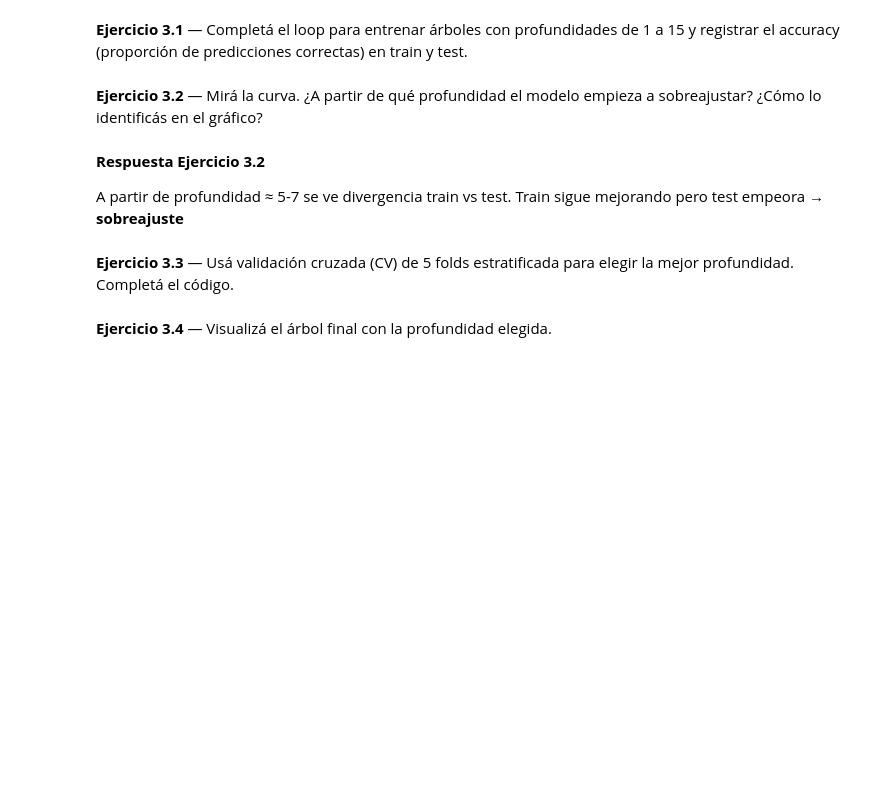
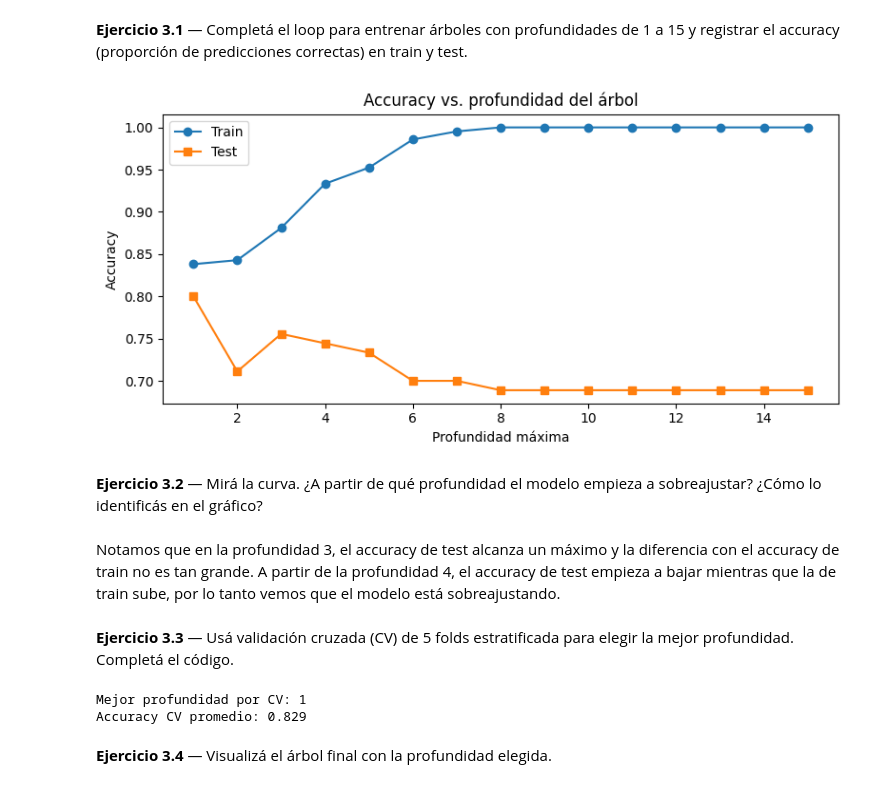
Before and after one commit to Ferz185/MAD1_Practica_2026, a Jupyter notebook: Unidad 4/U4_nb01_arboles_completado.ipynb, the cells around one changed output. Cells and saved outputs as stored; diff of their text form; code cells hidden in the pictures; blank space fills up the shorter version.

Commit message:
Mantener solo carpetas de unidades; actualizar Unidad 4 con respuestas correctas desde pmaiztegui
Co-authored-by: Copilot App <223556219+Copilot@users.noreply.github.com>

```diff
--- a/Unidad 4/U4_nb01_arboles_completado.ipynb
+++ b/Unidad 4/U4_nb01_arboles_completado.ipynb
@@ -163,18 +239,50 @@ X_train, X_test, y_train, y_test = train_test_split(
 # %% [markdown]
 **Ejercicio 3.1** — Completá el loop para entrenar árboles con profundidades de 1 a 15 y registrar el accuracy (proporción de predicciones correctas) en train y test.
 # %%
-profundidades = range(1, 16)acc_train = []acc_test  = []for d in profundidades:    arbol = DecisionTreeClassifier(max_depth=d, random_state=42)  # TU CÓDIGO ACÁ    arbol.fit(___, ___)                                              # TU CÓDIGO ACÁ    acc_train.append(accuracy_score(___, arbol.predict(___)))        # TU CÓDIGO ACÁ    acc_test.append(accuracy_score(___, arbol.predict(___)))         # TU CÓDIGO ACÁfig, ax = plt.subplots(figsize=(8, 4))ax.plot(profundidades, acc_train, marker='o', label='Train')ax.plot(profundidades, acc_test,  marker='s', label='Test')ax.set_xlabel('Profundidad máxima')ax.set_ylabel('Accuracy')ax.set_title('Accuracy vs. profundidad del árbol')ax.legend()plt.tight_layout()plt.show()
+profundidades = range(1, 16)
+acc_train = []
+acc_test  = []
+
+for d in profundidades:
+    arbol = DecisionTreeClassifier(max_depth=d, random_state=42)  # TU CÓDIGO ACÁ
+    arbol.fit(X_train, y_train)                                              # TU CÓDIGO ACÁ
+    acc_train.append(accuracy_score(y_train, arbol.predict(X_train)))        # TU CÓDIGO ACÁ
+    acc_test.append(accuracy_score(y_test, arbol.predict(X_test)))         # TU CÓDIGO ACÁ
+
+fig, ax = plt.subplots(figsize=(8, 4))
+ax.plot(profundidades, acc_train, marker='o', label='Train')
+ax.plot(profundidades, acc_test,  marker='s', label='Test')
+ax.set_xlabel('Profundidad máxima')
+ax.set_ylabel('Accuracy')
+ax.set_title('Accuracy vs. profundidad del árbol')
+ax.legend()
+plt.tight_layout()
+plt.show()
+# %% [output]
+[figure, added]
 # %% [markdown]
 **Ejercicio 3.2** — Mirá la curva. ¿A partir de qué profundidad el modelo empieza a sobreajustar? ¿Cómo lo identificás en el gráfico?
-# %% [markdown]
-**Respuesta Ejercicio 3.2**
-
-A partir de profundidad ≈ 5-7 se ve divergencia train vs test.
-Train sigue mejorando pero test empeora → **sobreajuste**
+# %% [markdown]
+Notamos que en la profundidad 3, el accuracy de test alcanza un máximo y la diferencia con el accuracy de train no es tan grande. A partir de la profundidad 4, el accuracy de test empieza a bajar mientras que la de train sube, por lo tanto vemos que el modelo está sobreajustando.
 # %% [markdown]
 **Ejercicio 3.3** — Usá validación cruzada (CV) de 5 folds estratificada para elegir la mejor profundidad. Completá el código.
 # %%
-from sklearn.model_selection import StratifiedKFoldcv = StratifiedKFold(n_splits=5, shuffle=True, random_state=42)  # TU CÓDIGO ACÁcv_scores = []for d in profundidades:    arbol = DecisionTreeClassifier(max_depth=___, random_state=42)  # TU CÓDIGO ACÁ    scores = cross_val_score(___, X_train, y_train, cv=___)         # TU CÓDIGO ACÁ    cv_scores.append(scores.mean())mejor_d = list(profundidades)[np.argmax(cv_scores)]print(f'Mejor profundidad por CV: {mejor_d}')print(f'Accuracy CV promedio: {max(cv_scores):.3f}')
+from sklearn.model_selection import StratifiedKFold
+
+cv = StratifiedKFold(n_splits=5, shuffle=True, random_state=42)  # TU CÓDIGO ACÁ
+cv_scores = []
+
+for d in profundidades:
+    arbol = DecisionTreeClassifier(max_depth=16, random_state=42)  # TU CÓDIGO ACÁ
+    scores = cross_val_score(arbol, X_train, y_train, cv=cv)         # TU CÓDIGO ACÁ
+    cv_scores.append(scores.mean())
+
+mejor_d = list(profundidades)[np.argmax(cv_scores)]
+print(f'Mejor profundidad por CV: {mejor_d}')
+print(f'Accuracy CV promedio: {max(cv_scores):.3f}')
+# %% [output]
+Mejor profundidad por CV: 1
+Accuracy CV promedio: 0.829
 # %% [markdown]
 **Ejercicio 3.4** — Visualizá el árbol final con la profundidad elegida.
 # %%
```
Also changed, not shown: parts of 20 cells of this notebook, 16 other files.
